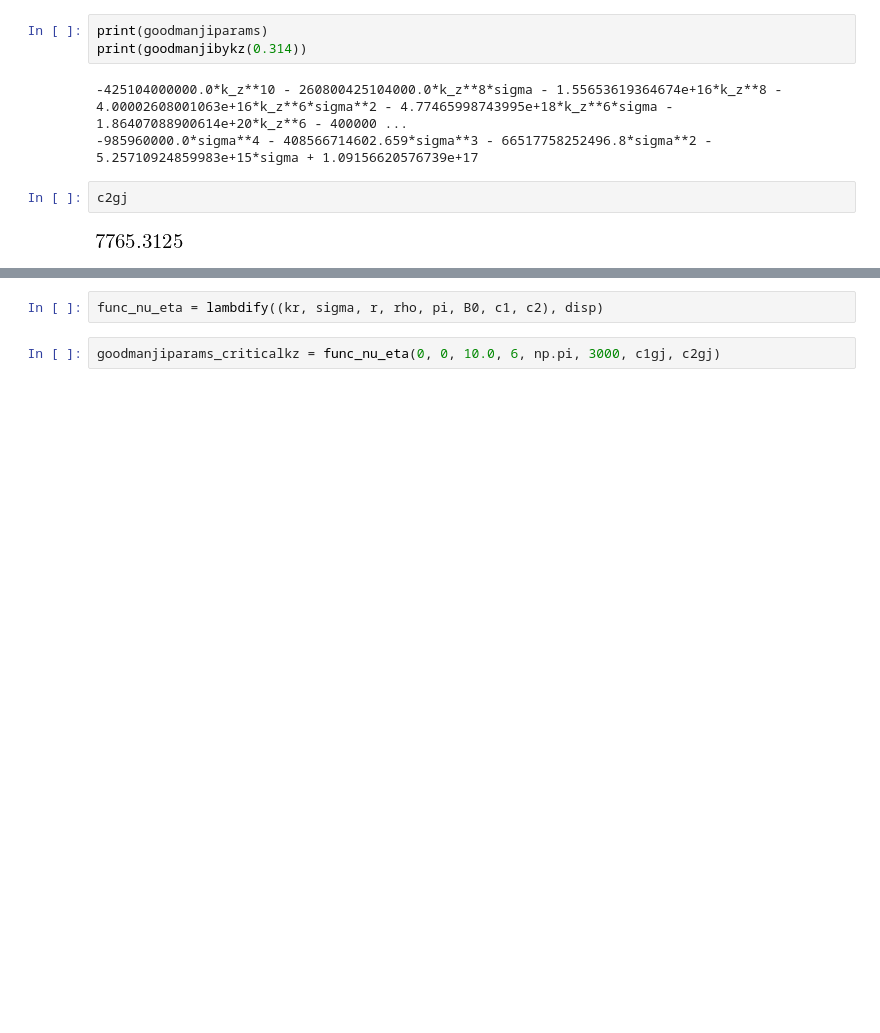
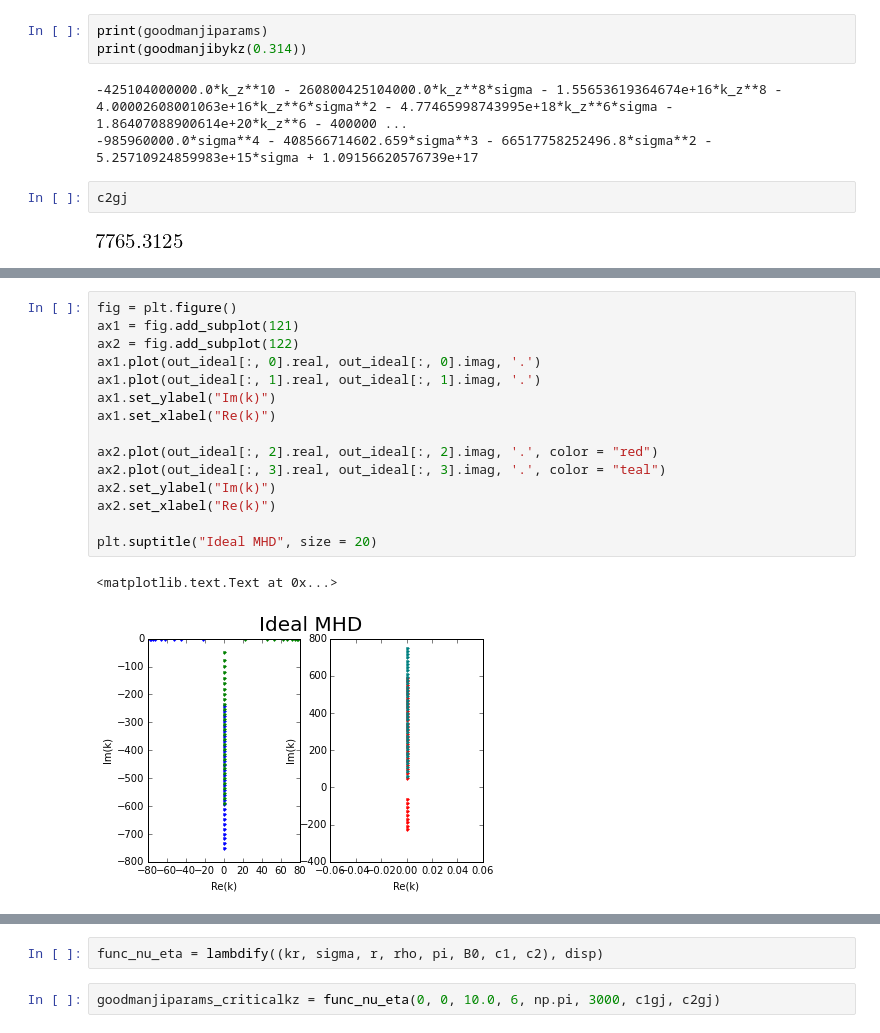
Before and after one commit to jsoishi/weakly_nonlinear_mri, a Jupyter notebook: python/widegap/Widegap dispersion relation.ipynb, the cells around one changed output, grey strips where cells are left out. Cells and saved outputs as stored; diff of their text form; blank space fills up the shorter version.

```diff
--- a/python/widegap/Widegap dispersion relation.ipynb
+++ b/python/widegap/Widegap dispersion relation.ipynb
@@ -142,0 +224,18 @@ plt.plot(np.ones(len(vertical_wavenumbers))*np.pi/10, np.linspace(-500, 200, len
+# %%
+fig = plt.figure()
+ax1 = fig.add_subplot(121)
+ax2 = fig.add_subplot(122)
+ax1.plot(out_ideal[:, 0].real, out_ideal[:, 0].imag, '.')
+ax1.plot(out_ideal[:, 1].real, out_ideal[:, 1].imag, '.')
+ax1.set_ylabel("Im(k)")
+ax1.set_xlabel("Re(k)")
+
+ax2.plot(out_ideal[:, 2].real, out_ideal[:, 2].imag, '.', color = "red")
+ax2.plot(out_ideal[:, 3].real, out_ideal[:, 3].imag, '.', color = "teal")
+ax2.set_ylabel("Im(k)")
+ax2.set_xlabel("Re(k)")
+
+plt.suptitle("Ideal MHD", size = 20)
+# %% [output]
+<matplotlib.text.Text at 0x...>
+[figure, added]
```
Also changed, not shown: parts of 12 cells of this notebook, 1 other file.
